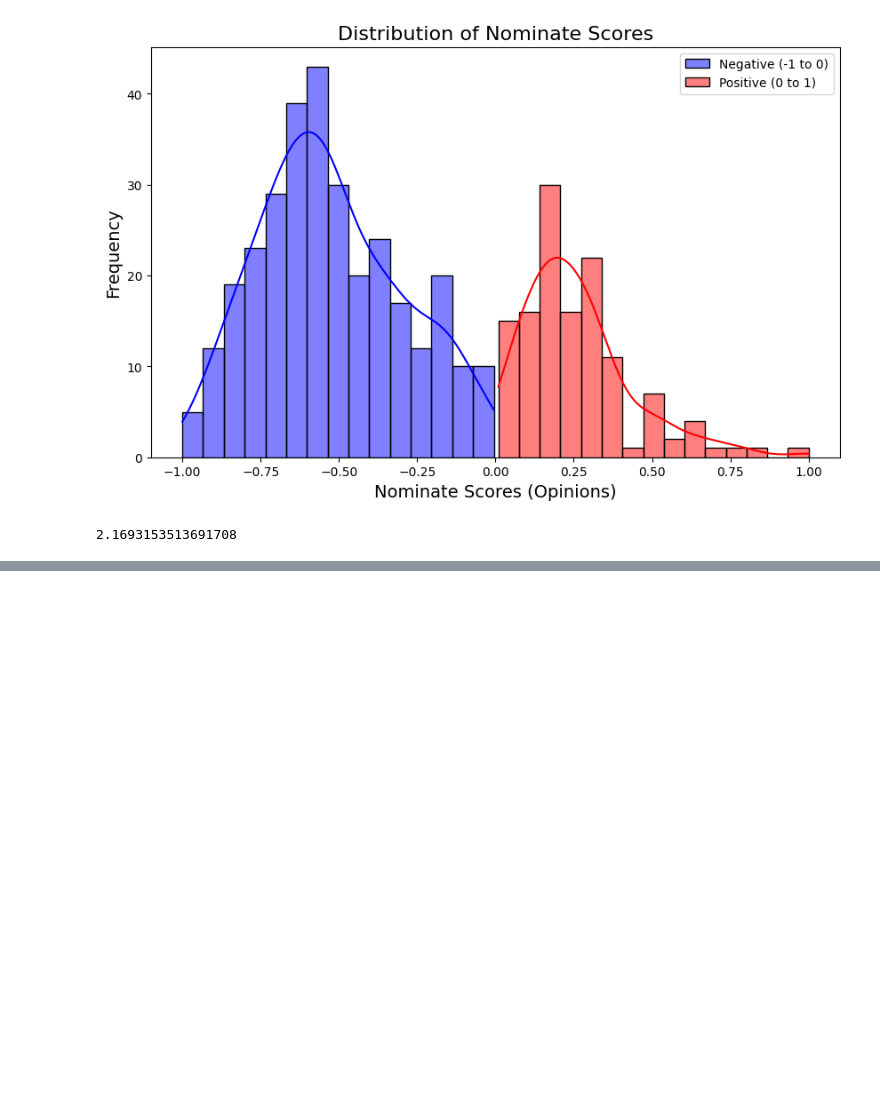
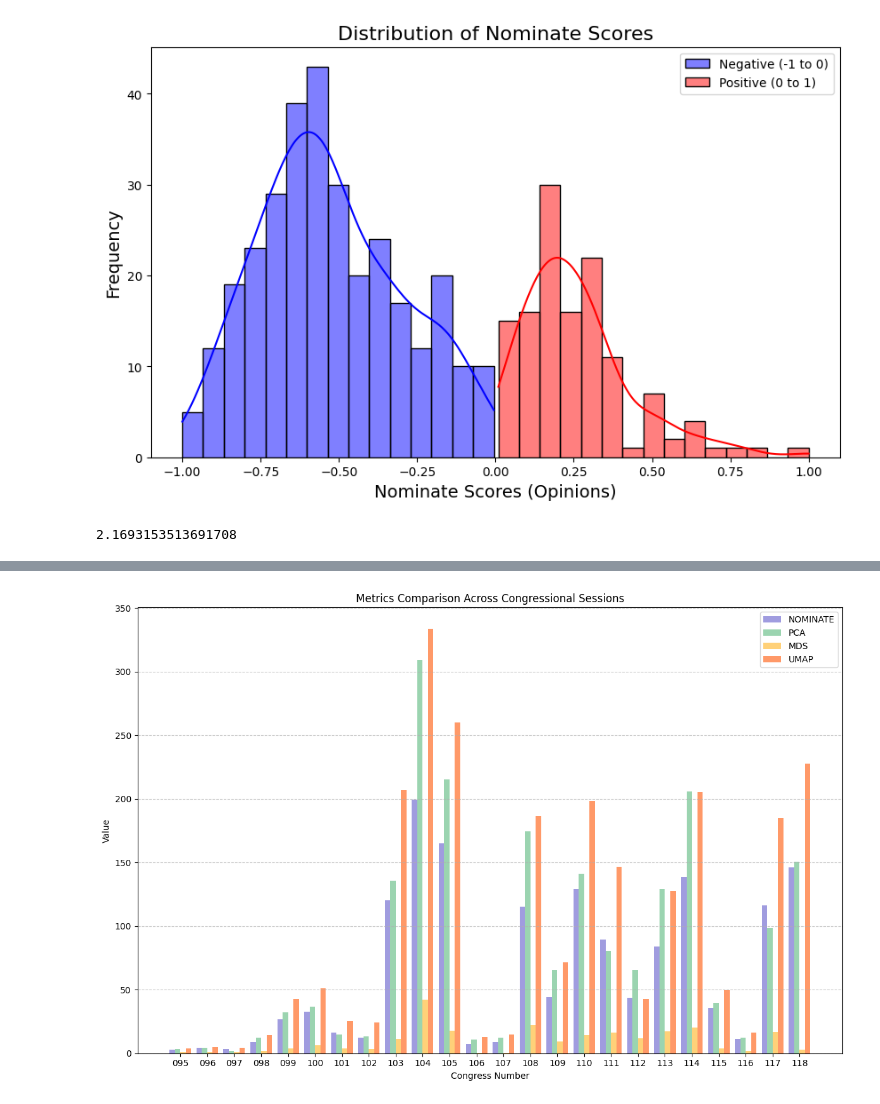
Before and after one commit to Lukas1930/Polarization, a Jupyter notebook: Polarization_Calculation.ipynb, the cells around one changed output, grey strips where cells are left out. Cells and saved outputs as stored; diff of their text form; code cells hidden in the pictures; blank space fills up the shorter version.

```diff
--- a/Polarization_Calculation.ipynb
+++ b/Polarization_Calculation.ipynb
@@ -274,0 +574,2 @@ print(calc_pol(edge_list_path,members))
+# %%
+results = analyze_polarization_across_congresses(congresses, data_path="data/USA/", output_path="data/USA/results/")
@@ -274,0 +752,81 @@ print(calc_pol(edge_list_path,members))
+# %%
+records = []
+for congress, metrics in results.items():
+    record = {'congress': congress}
+    record.update(metrics)
+    records.append(record)
+
+# Create DataFrame and handle missing values
+df = pd.DataFrame(records)
+df = df.sort_values('congress')  # Sort by congress number
+
+# Set up the plot
+fig, ax = plt.subplots(figsize=(12, 8))
+
+# Set width of bars
+bar_width = 0.2
+opacity = 0.8
+
+# Get the positions on x-axis
+indices = np.arange(len(df))
+
+# Get the methods (columns except 'congress')
+methods = [col for col in df.columns if col != 'congress']
+
+# Colors for each method
+colors = ['#8884d8', '#82ca9d', '#ffc658', '#ff8042']
+
+# Plot bars for each method
+for i, method in enumerate(methods):
+    values = df[method].values
+
+    # Filter out NaN values for plotting
+    valid_indices = ~np.isnan(values)
+
+    ax.bar(
+        indices[valid_indices] + i * bar_width - (len(methods) - 1) * bar_width / 2,
+        values[valid_indices],
+        bar_width,
+        alpha=opacity,
+        color=colors[i],
+        label=method.upper()
+    )
+
+# Add labels, title, and legend
+ax.set_xlabel('Congress Number')
+ax.set_ylabel('Value')
+ax.set_title('Metrics Comparison Across Congressional Sessions')
+ax.set_xticks(indices)
+ax.set_xticklabels(df['congress'])
+ax.legend()
+
+# Add a grid to make the chart more readable
+ax.grid(axis='y', linestyle='--', alpha=0.7)
+
+# Adjust layout
+plt.tight_layout()
+
+# Show the plot
+plt.savefig('congress_metrics_comparison.png', dpi=300)
+plt.show()
+
+# Optional: Create a secondary plot showing trends over time
+plt.figure(figsize=(12, 6))
+
+# Plot line charts for each method
+for i, method in enumerate(methods):
+    # Filter out NaN values
+    method_data = df[['congress', method]].dropna()
+    plt.plot(range(len(method_data)), method_data[method], 'o-', label=method.upper(), color=colors[i])
+
+plt.xticks(range(len(df)), df['congress'])
+plt.xlabel('Congress Number')
+plt.ylabel('Value')
+plt.title('Metrics Trends Across Congressional Sessions')
+plt.legend()
+plt.grid(True, alpha=0.3)
+plt.tight_layout()
+plt.savefig('congress_metrics_trends.png', dpi=300)
+plt.show()
+# %% [output]
+[figure, added]
```
Also changed, not shown: parts of 6 cells of this notebook.
